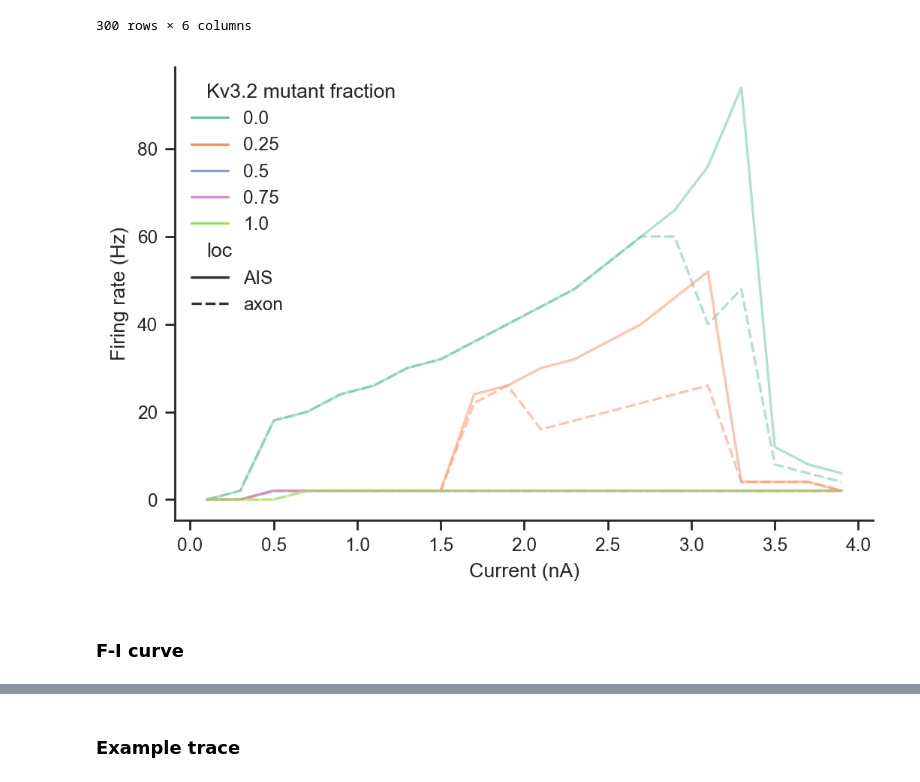
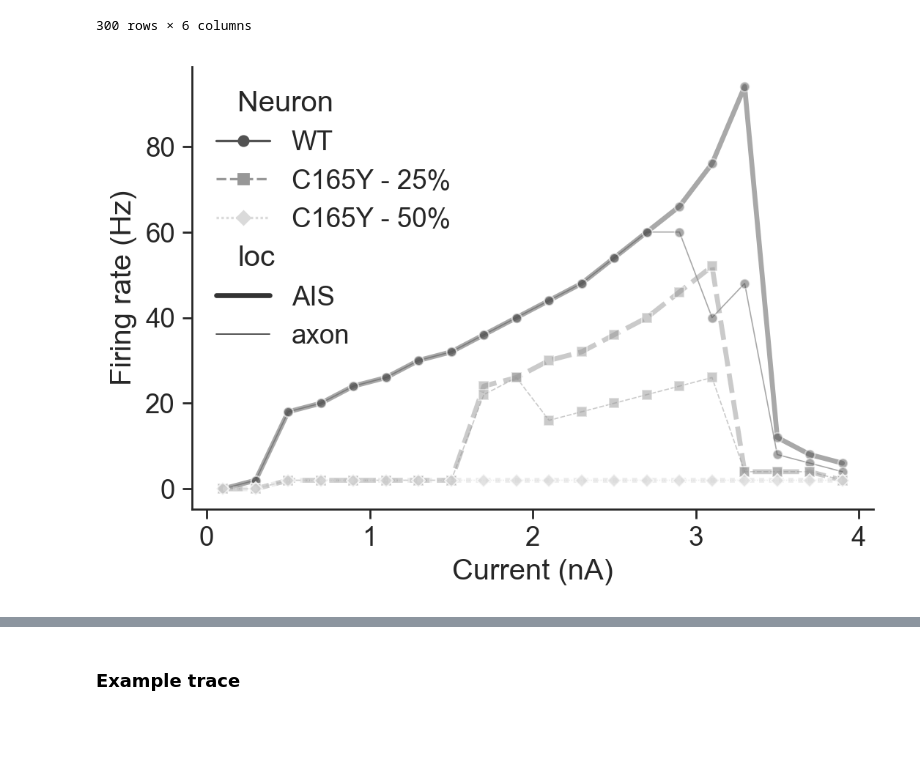
Before and after one commit to ChrisCurrin/pv-kcnc2, a Jupyter notebook: notebook.ipynb, the cells around one changed output, grey strips where cells are left out. Cells and saved outputs as stored; diff of their text form; code cells hidden in the pictures; blank space fills up the shorter version.

```diff
--- a/notebook.ipynb
+++ b/notebook.ipynb
@@ -415,8 +422,10 @@ def run_sims(pv, stims, fractions, dur, load=False, arrow=False, shape_plot=True
 
     # create pv if object not passed
     # this is useful if we want to dispose of the object after the function call
+    _created_pv = False
     if isinstance(pv, str):
         pv = get_pv(pv)
+        _created_pv = True
 
     if pv_props is None:
         pv_props = {}
@@ -429,7 +438,7 @@ def run_sims(pv, stims, fractions, dur, load=False, arrow=False, shape_plot=True
         pbar_prefix += "|>"
 
     # note that we 'tuple' the product generator to convert it to an iterable of known length for the progressbar
-    pbar = tqdm(tuple(product(stims, fractions)))
+    pbar = tqdm(tuple(product(stims, fractions)), leave=pbar_prefix=="")
 
     results = {}
 
@@ -500,6 +509,9 @@ def run_sims(pv, stims, fractions, dur, load=False, arrow=False, shape_plot=True
 
         pbar.set_description(f"{pbar_prefix}{key_name} done")
 
+    if _created_pv:
+        remove_cell_from_neuron(pv)
+
     return results
 # %% [markdown]
 ### Adjust Kv3.2 params
@@ -533,7 +545,7 @@ for mut_up_down, fracs in mut_directions.items():
                 stims,
                 fracs,
                 dur=500,
-                load=False,
+                load=True,
                 arrow=False,
                 shape_plot=False, # quicker running/saving/loading but no voltage traces
                 pv_props={actual_param: param_val}, # change params
@@ -691,14 +730,16 @@ ap_df
 # %%
 if ap_df.size > 0:
     sns.lineplot(
-        data=ap_df,
+        data=ap_df[ap_df[KVMUT_FRAC_LABEL].isin([0, 0.25, 0.5])],
         x=CURRENT_LABEL,
         y=FIRING_RATE_LABEL,
         hue="Neuron",
-        palette="Set2",
-        style="loc",
-        style_order=["AIS", "axon"],
+        style="Neuron",
+        markers=["o", "s", "D"],
+        palette="Greys_r",
+        size="loc",
+        size_order=["AIS", "axon"],
         alpha=0.5,
     )
 # %% [output]
-[figure, old version]
+[figure, new version]
@@ -709,2 +745,0 @@ df
-# %% [markdown]
-### F-I curve
```
Also changed, not shown: parts of 15 cells of this notebook, 2 other files.
